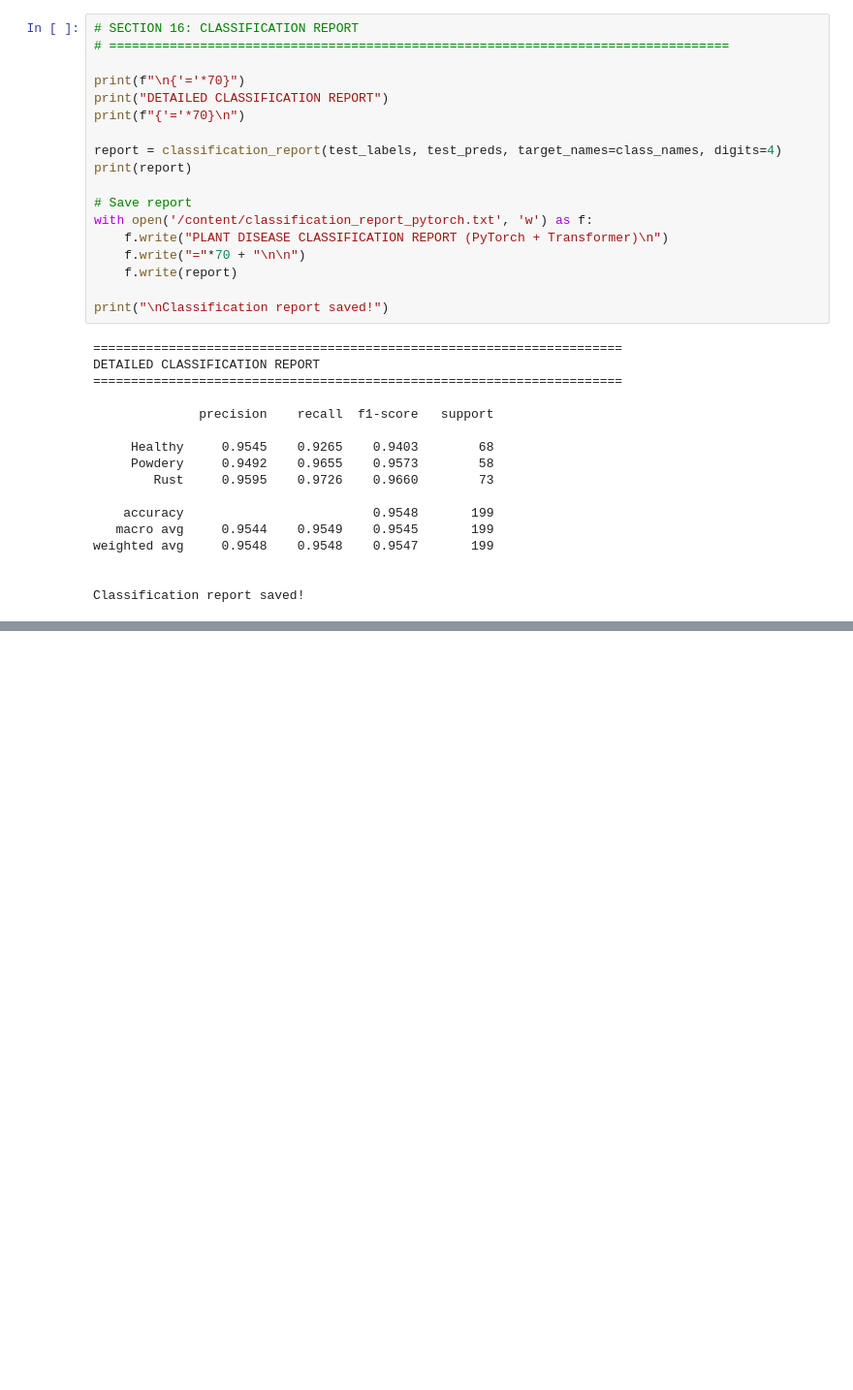
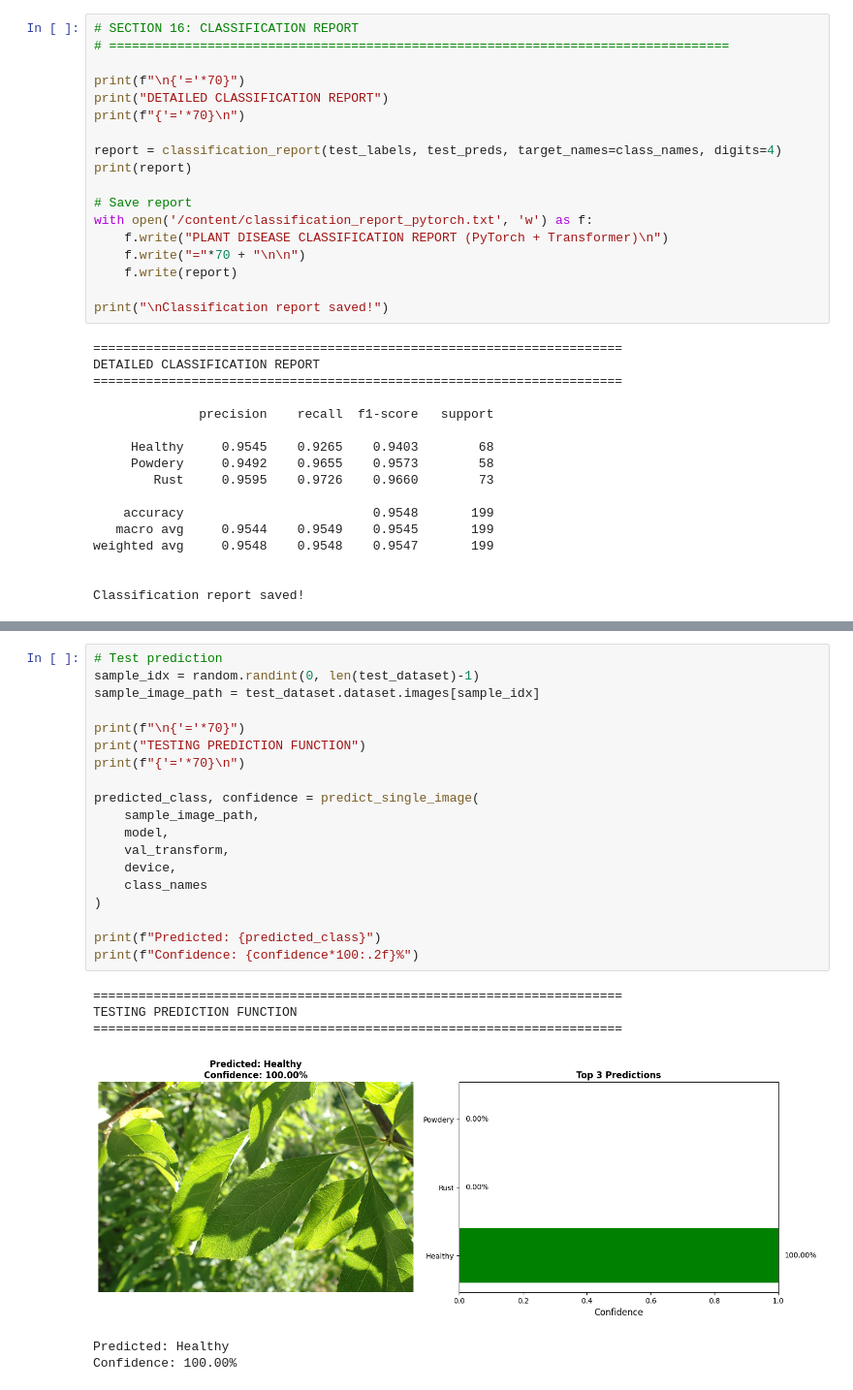
Before and after one commit to Zee5h4n/lessons-learned, a Jupyter notebook: plan_disease.ipynb, the cells around one changed output, grey strips where cells are left out. Shown at 97% size. Saved outputs shown, nothing was run; the diff lists cells and outputs as text; blank space fills up the shorter version.

Commit message:
Git save model

```diff
--- a/plan_disease.ipynb
+++ b/plan_disease.ipynb
@@ -684,0 +766,26 @@ Classification report saved!
+# %%
+# Test prediction
+sample_idx = random.randint(0, len(test_dataset)-1)
+sample_image_path = test_dataset.dataset.images[sample_idx]
+
+print(f"\n{'='*70}")
+print("TESTING PREDICTION FUNCTION")
+print(f"{'='*70}\n")
+
+predicted_class, confidence = predict_single_image(
+    sample_image_path,
+    model,
+    val_transform,
+    device,
+    class_names
+)
+
+print(f"Predicted: {predicted_class}")
+print(f"Confidence: {confidence*100:.2f}%")
+# %% [output]
+======================================================================
+TESTING PREDICTION FUNCTION
+======================================================================
+[figure, added]
+Predicted: Healthy
+Confidence: 100.00%
```
Also changed, not shown: parts of 3 cells of this notebook.
